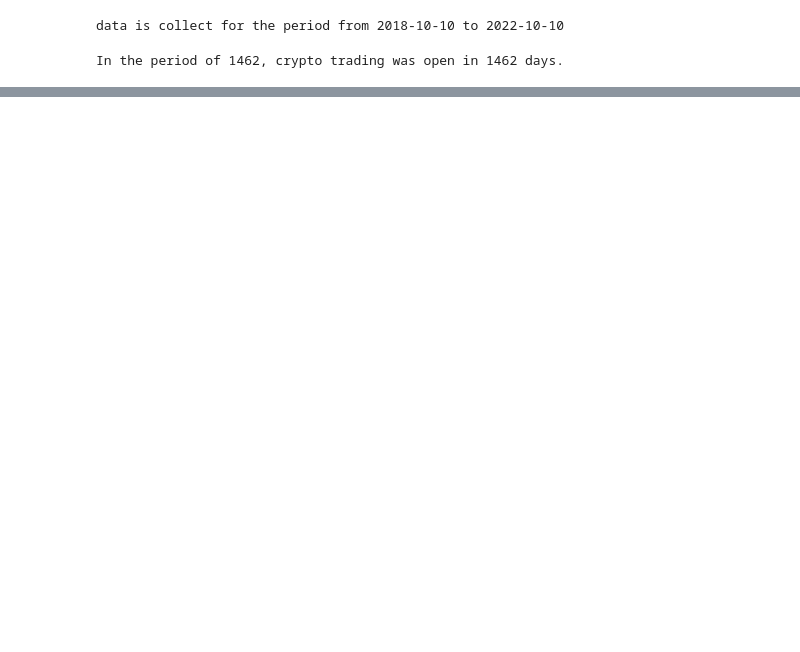
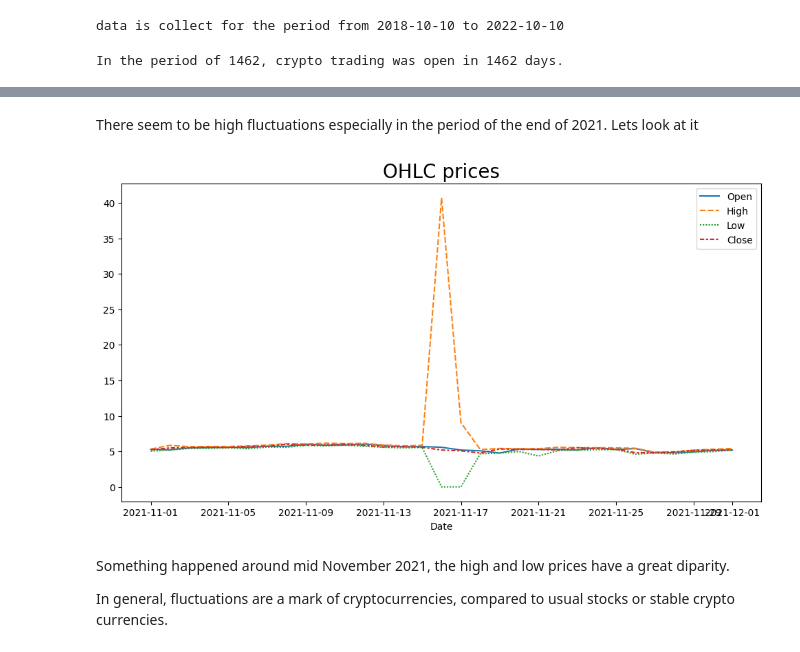
Before and after one commit to TenAcademy/backtesting, a Jupyter notebook: notebooks/EDA_CRYPTO20.ipynb, the cells around one changed output, grey strips where cells are left out. Saved outputs shown, nothing was run; the diff lists cells and outputs as text; code cells hidden in the pictures; blank space fills up the shorter version.

```diff
--- a/notebooks/EDA_CRYPTO20.ipynb
+++ b/notebooks/EDA_CRYPTO20.ipynb
@@ -77,0 +115,15 @@ In the period of 1462, crypto trading was open in 1462 days.
+# %% [markdown]
+There seem to be high fluctuations especially in the period of the end of 2021. Lets look at it
+# %%
+df1 = df['2021-11-1':'2021-12-1']
+
+_, ax = plt.subplots(1, figsize=(12, 6))
+sns.lineplot(data= df1)
+plt.title('OHLC prices', size=20)
+plt.show()
+# %% [output]
+[figure, added]
+# %% [markdown]
+Something happened around mid November 2021, the high and low prices have a great diparity.
+
+In general, fluctuations are a mark of cryptocurrencies, compared to usual stocks or stable crypto currencies.
```
Also changed, not shown: parts of 7 cells of this notebook.
